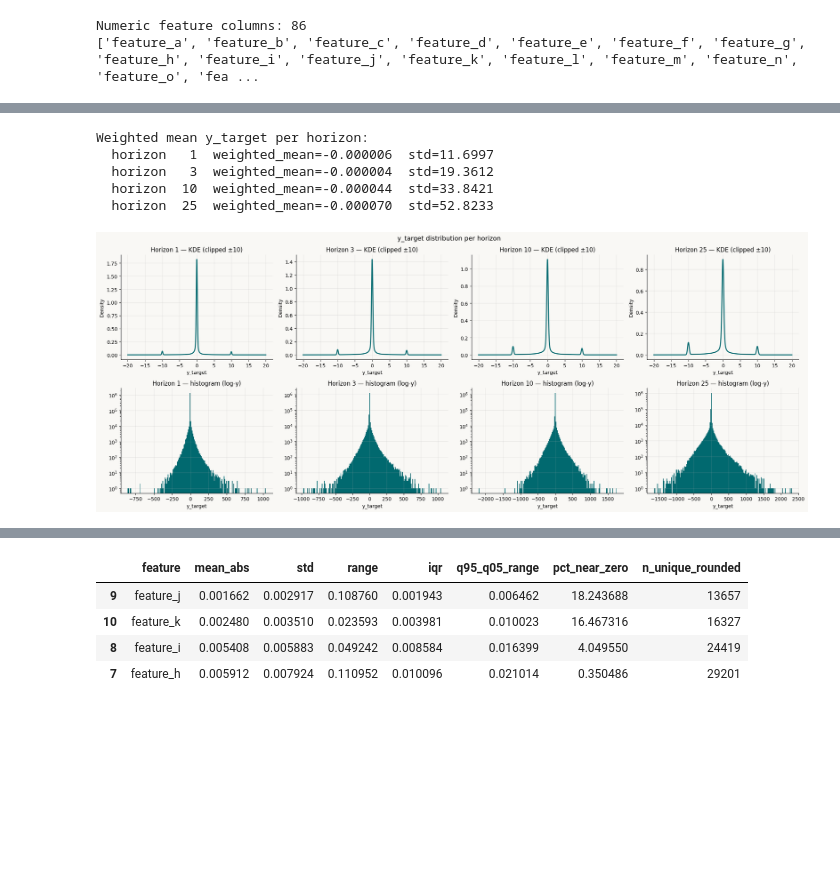
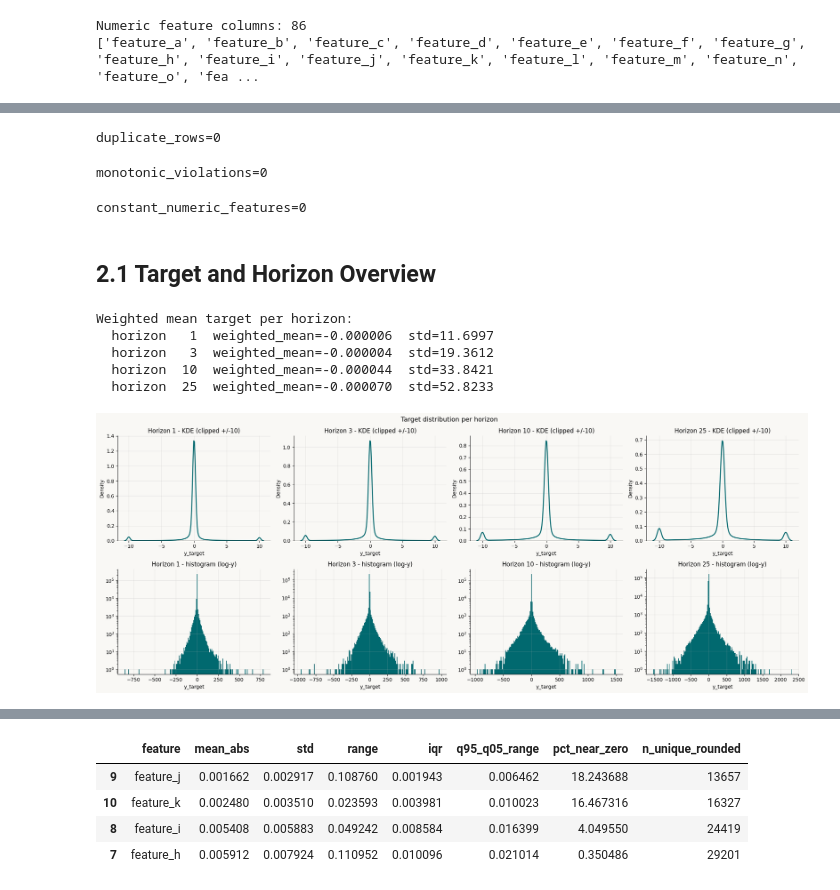
Before and after one commit to MartaTeo/Practical_DL, a Jupyter notebook: merged.ipynb, the cells around one changed output, grey strips where cells are left out. Drawn from its saved outputs; the diff is of its cells as text; code cells hidden in the pictures; blank space fills up the shorter version.

```diff
--- a/merged.ipynb
+++ b/merged.ipynb
@@ -151,14 +93,0 @@ max            1.0
-# %%
-w = df[WEIGHT]
-print(f"Weight stats:\n{w.describe().to_string()}")
-print(f"\nZero weights  : {(w == 0).sum()}")
-print(f"Weight skew   : {w.skew():.4f}")
-print(f"Weight kurtosis: {w.kurtosis():.4f}")
-
-fig, axes = plt.subplots(1, 2, figsize=(14, 4))
-w.clip(0, w.quantile(0.99)).plot.kde(ax=axes[0], color=TEAL, lw=2)
-axes[0].set_title("Weight KDE (clipped at 99th pct)")
-axes[1].hist(np.log1p(w), bins=100, color=TEAL)
-axes[1].set_title("log1p(weight) histogram")
-plt.tight_layout()
-plt.show()
@@ -180,30 +137,66 @@ Weight kurtosis: 5318967.5699
+# %%
+# check for dublicate rows based on key columns
+duplicate_rows = int(df.duplicated(key_cols).sum())
+print(f"duplicate_rows={duplicate_rows}")
+# %% [output]
+duplicate_rows=0
+# %%
+# check for monotonicity violations
+if np.issubdtype(df_sorted[TS_COL].dtype, np.datetime64):
+    monotonic_violations = int((ts_diff < pd.Timedelta(0)).fillna(False).sum())
+else:
+    monotonic_violations = int((pd.to_numeric(ts_diff, errors="coerce") < 0).fillna(False).sum())
+print(f"monotonic_violations={monotonic_violations}")
+# %% [output]
+monotonic_violations=0
+# %%
+# check for constant numeric features
+constant_features = [c for c in num_features if df[c].nunique(dropna=True) <= 1]
+print(f"constant_numeric_features={len(constant_features)}")
+# %% [output]
+constant_numeric_features=0
+# %% [markdown]
+## 2.1 Target and Horizon Overview
 # %%
-horizons = sorted(df[HORIZON_COL].unique())
+horizons = sorted(pd.unique(df[HORIZON_COL]).tolist())
 
-print("Weighted mean y_target per horizon:")
+print("Weighted mean target per horizon:")
+rows = []
 for h in horizons:
     sub = df[df[HORIZON_COL] == h]
-    wm  = (sub[TARGET] * sub[WEIGHT]).sum() / sub[WEIGHT].sum()
-    print(f"  horizon {h:3d}  weighted_mean={wm:.6f}  std={sub[TARGET].std():.4f}")
+    w = pd.to_numeric(sub[WEIGHT], errors="coerce").fillna(0.0)
+    y = pd.to_numeric(sub[TARGET], errors="coerce")
+    den = w.sum()
+    wm = float((w * y).sum() / den) if den > 0 else np.nan
+    ys = y.std()
+    print(f"  horizon {int(h):3d}  weighted_mean={wm:.6f}  std={ys:.4f}")
+    rows.append({"horizon": int(h), "weighted_mean": wm, "std": ys, "n_rows": len(sub)})
 
-fig, axes = plt.subplots(2, len(horizons), figsize=(5 * len(horizons), 8))
+horizon_summary = pd.DataFrame(rows)
+
+fig, axes = plt.subplots(2, len(horizons), figsize=(5 * len(horizons), 8), squeeze=False)
 for i, h in enumerate(horizons):
-    sub     = df[df[HORIZON_COL] == h][TARGET]
+    sub = pd.to_numeric(df.loc[df[HORIZON_COL] == h, TARGET], errors="coerce").dropna()
+    if len(sub) > 250000:
+        sub = sub.sample(250000, random_state=SEED)
+
     clipped = sub.clip(-10, 10)
-    clipped.plot.kde(ax=axes[0, i], color=TEAL, lw=2)
-    axes[0, i].set_title(f"Horizon {h} — KDE (clipped ±10)")
+    if len(clipped) > 1:
+        sns.kdeplot(clipped, ax=axes[0, i], color=TEAL, lw=2)
+    axes[0, i].set_title(f"Horizon {h} - KDE (clipped +/-10)")
     axes[0, i].set_xlabel(TARGET)
+
     axes[1, i].hist(sub, bins=200, color=TEAL, log=True)
-    axes[1, i].set_title(f"Horizon {h} — histogram (log-y)")
+    axes[1, i].set_title(f"Horizon {h} - histogram (log-y)")
     axes[1, i].set_xlabel(TARGET)
 
-plt.suptitle("y_target distribution per horizon", fontsize=13)
+plt.suptitle("Target distribution per horizon", fontsize=13)
 plt.tight_layout()
 plt.show()
 # %% [output]
-Weighted mean y_target per horizon:
+Weighted mean target per horizon:
   horizon   1  weighted_mean=-0.000006  std=11.6997
   horizon   3  weighted_mean=-0.000004  std=19.3612
   horizon  10  weighted_mean=-0.000044  std=33.8421
   horizon  25  weighted_mean=-0.000070  std=52.8233
-[figure, old version]
+[figure, new version]
```
Also changed, not shown: parts of 113 cells of this notebook.
